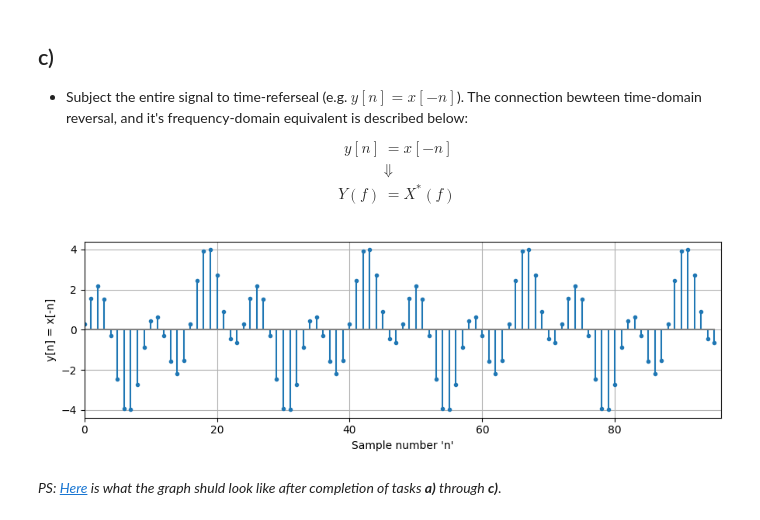
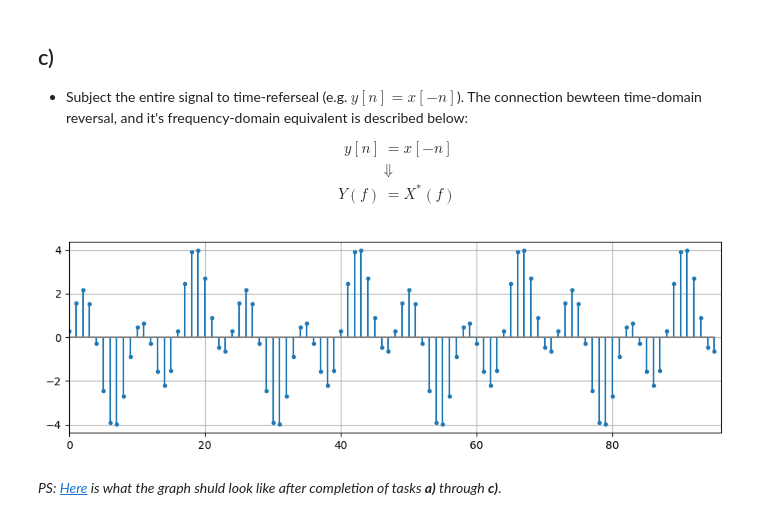
Before and after one commit to AndreFug/AIS2201, a Jupyter notebook: Exercise_4/Problem2.ipynb, the cells around one changed output. Cells and saved outputs as stored; diff of their text form; code cells hidden in the pictures.

```diff
--- a/Exercise_4/Problem2.ipynb
+++ b/Exercise_4/Problem2.ipynb
@@ -228,23 +228,18 @@ Y(f) &= X(f) \cdot e^{-j2\pi f\cdot M}
 \end{align}$$-->
 # %%
 # Code here :)
-Xm_reversed = np.conj(Xm)
+XmReversed = np.conj(Xm)
 
 
-xn_reversed = np.fft.ifft(Xm_reversed)
+xn_reversed = np.fft.ifft(XmReversed)
 
 
-if(np.sum(np.absolute(np.imag(xn_reversed))) > 1e-10):
-    print("DFT conjugate symmetry not maintained. IDFT produced complex signal.")
-else:
-    plt.close(1); plt.figure(1, figsize=(9,3))
-    plt.stem(np.real(xn_reversed), linefmt='-', markerfmt='.', basefmt='grey')
-    plt.xlabel("Sample number 'n'")
-    plt.ylabel("y[n] = x[-n]")
-    plt.xlim([0, N])
-    plt.grid(True)
-    plt.tight_layout()
+plt.close(1); plt.figure(1, figsize=(9,3))
+plt.stem(np.real(xn_reversed), linefmt='-', markerfmt='.', basefmt='grey')
+plt.xlim([0, N])
+plt.grid(True)
+plt.tight_layout()
 # %% [output]
-[figure, old version]
+[figure, new version]
 # %% [markdown]
 *PS: [Here](Figures/task2_sol.png) is what the graph shuld look like after completion of tasks **a)** through **c)***.
```
Also changed, not shown: 2 other files.
